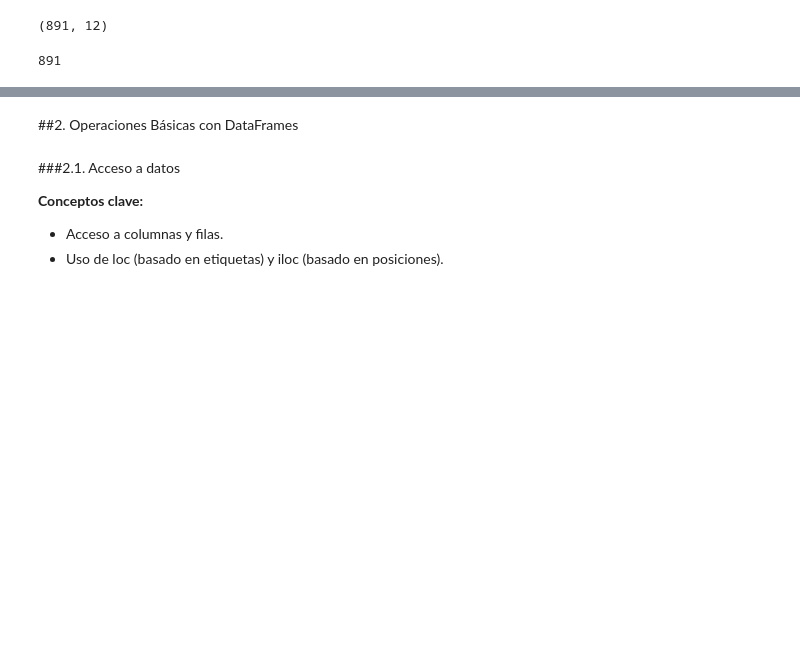
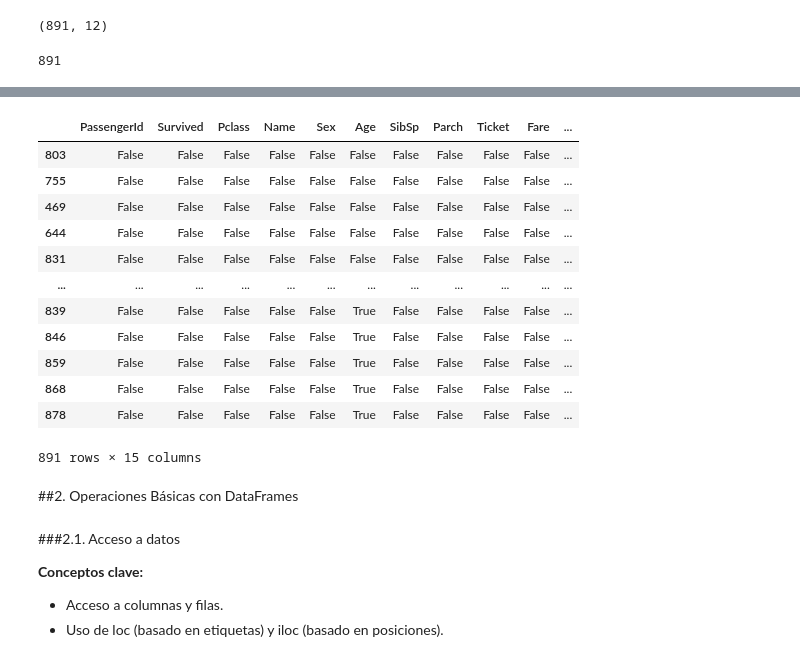
Before and after one commit to hvu88/Programacion_101, a Jupyter notebook: 01_Introduccion_a_Python/07_Manipulación_de_Datos_con_Pandas.ipynb, the cells around one changed output, grey strips where cells are left out. Cells and saved outputs as stored; diff of their text form; code cells hidden in the pictures; blank space fills up the shorter version.

```diff
--- a/01_Introduccion_a_Python/07_Manipulación_de_Datos_con_Pandas.ipynb
+++ b/01_Introduccion_a_Python/07_Manipulación_de_Datos_con_Pandas.ipynb
@@ -202,3 +347,19 @@ df.columns.to_frame()
+# %%
+df.isnull()
+# %% [output]
+|  | PassengerId | Survived | Pclass | Name | Sex | Age | SibSp | Parch | Ticket | Fare | ... |
+| 803 | False | False | False | False | False | False | False | False | False | False | ... |
+| 755 | False | False | False | False | False | False | False | False | False | False | ... |
+| 469 | False | False | False | False | False | False | False | False | False | False | ... |
+| 644 | False | False | False | False | False | False | False | False | False | False | ... |
+| 831 | False | False | False | False | False | False | False | False | False | False | ... |
+| ... | ... | ... | ... | ... | ... | ... | ... | ... | ... | ... | ... |
+| 839 | False | False | False | False | False | True | False | False | False | False | ... |
+| 846 | False | False | False | False | False | True | False | False | False | False | ... |
+| 859 | False | False | False | False | False | True | False | False | False | False | ... |
+| 868 | False | False | False | False | False | True | False | False | False | False | ... |
+| 878 | False | False | False | False | False | True | False | False | False | False | ... |
+891 rows × 15 columns
 # %% [markdown]
 ##2. Operaciones Básicas con DataFrames
 # %% [markdown]
```
Also changed, not shown: parts of 34 cells of this notebook.
